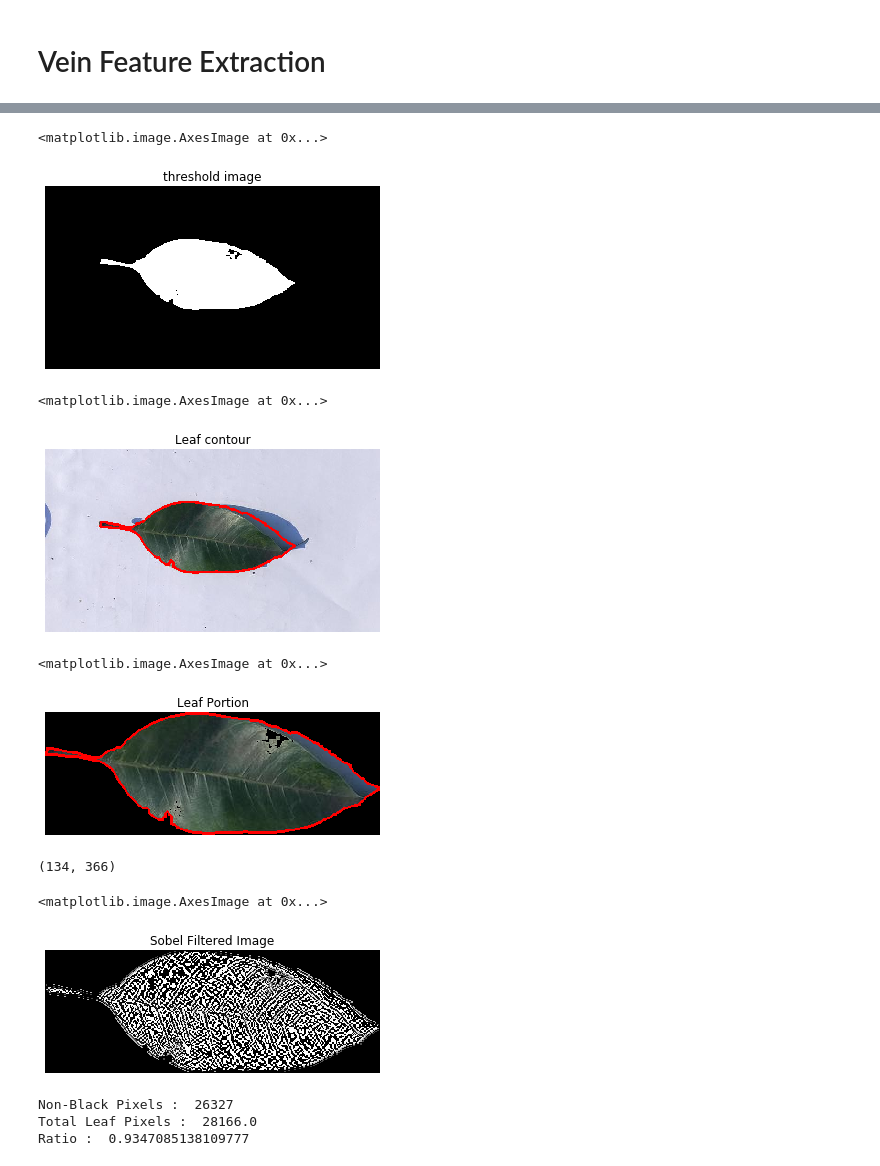
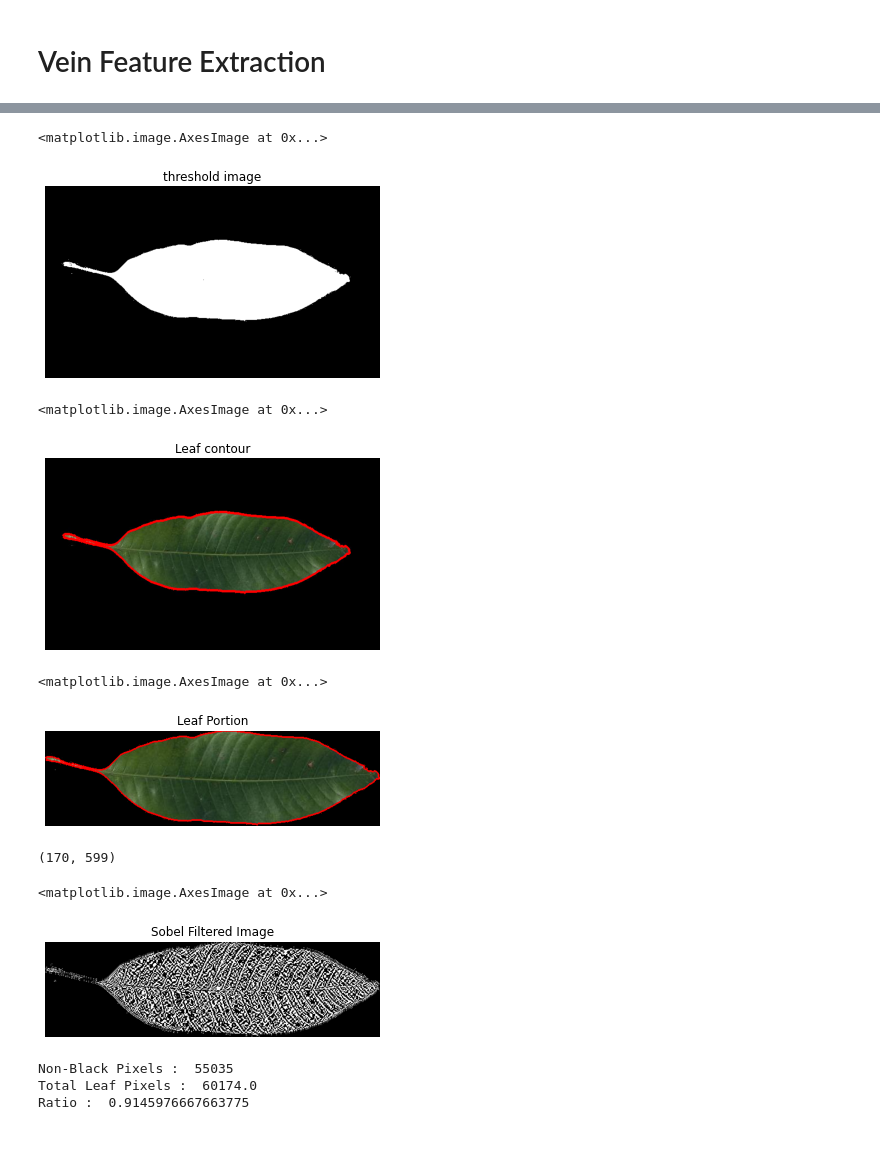
Before and after one commit to cod3rboy/mangoresearch, a Jupyter notebook: vein_detection.ipynb, the cells around one changed output, grey strips where cells are left out. Cells and saved outputs as stored; diff of their text form; code cells hidden in the pictures.

```diff
--- a/vein_detection.ipynb
+++ b/vein_detection.ipynb
@@ -8,7 +8,7 @@ import cv2
 %matplotlib inline
 # %%
 # Read an Image from dataset
-original_img = cv2.imread('MangoLeavesDatabase/chausa/front/chausa_front_7abqlymugm1s29lx4al14dl7.jpg')
+original_img = cv2.imread('PreprocessedDatabase\\chausa\\front\\chausa_front_8kmjrbqobhi5rnpwgls5.jpg')
 # Convert color channels from BGR to RGB
 img2rgb = cv2.cvtColor(original_img, cv2.COLOR_BGR2RGB)
 # Apply K-Means to reduce color space in image
@@ -50,13 +41,13 @@ plt.imshow(opening)
 # %%
 # Obtain threshold image
-gray = cv2.cvtColor(opening, cv2.COLOR_RGB2GRAY)
+gray = cv2.cvtColor(img_shadow_free, cv2.COLOR_RGB2GRAY)
 retval, thresh_img = cv2.threshold(gray, 0, 255,cv2.THRESH_BINARY_INV+cv2.THRESH_OTSU)
 plt.axis('off')
 plt.title("threshold image")
 plt.imshow(thresh_img, cmap="gray")
 # %% [output]
 <matplotlib.image.AxesImage at 0x...>
-[figure, old version]
+[figure, new version]
 # %%
 # draw contour
 contours, _ = cv2.findContours(thresh_img, cv2.RETR_EXTERNAL, cv2.CHAIN_APPROX_SIMPLE)
@@ -67,7 +58,7 @@ plt.title("Leaf contour")
 plt.imshow(contour_img)
 # %% [output]
 <matplotlib.image.AxesImage at 0x...>
-[figure, old version]
+[figure, new version]
 # %%
 # Crop leaf bounding rectangle
 x, y, w, h = cv2.boundingRect(leaf_contour)
@@ -79,7 +70,7 @@ plt.title("Leaf Portion")
 plt.imshow(leaf_portion, cmap='gray')
 # %% [output]
 <matplotlib.image.AxesImage at 0x...>
-[figure, old version]
+[figure, new version]
 # %%
 # Apply sobel filter to image for vein detection
 leaf_portion = cv2.cvtColor(leaf_portion, cv2.COLOR_RGB2GRAY)
@@ -90,9 +81,9 @@ plt.axis('off')
 plt.title('Sobel Filtered Image')
 plt.imshow(sobel_img, cmap='gray')
 # %% [output]
-(134, 366)
+(170, 599)
 <matplotlib.image.AxesImage at 0x...>
-[figure, old version]
+[figure, new version]
 # %%
 # Vein Feature
 # Calculate ratio of no of non-black pixels to total no of leaf pixels
@@ -106,8 +97,8 @@ print('Non-Black Pixels : ', non_black_pixels)
 print('Total Leaf Pixels : ', leaf_pixels)
 print('Ratio : ', non_black_pixels/leaf_pixels)
 # %% [output]
-Non-Black Pixels :  26327
-Total Leaf Pixels :  28166.0
-Ratio :  0.9347085138109777
+Non-Black Pixels :  55035
+Total Leaf Pixels :  60174.0
+Ratio :  0.9145976667663775
 # %%
 # Apply Morphological erosion on sobel image
```
Also changed, not shown: parts of 4 cells of this notebook, 8 other files.
